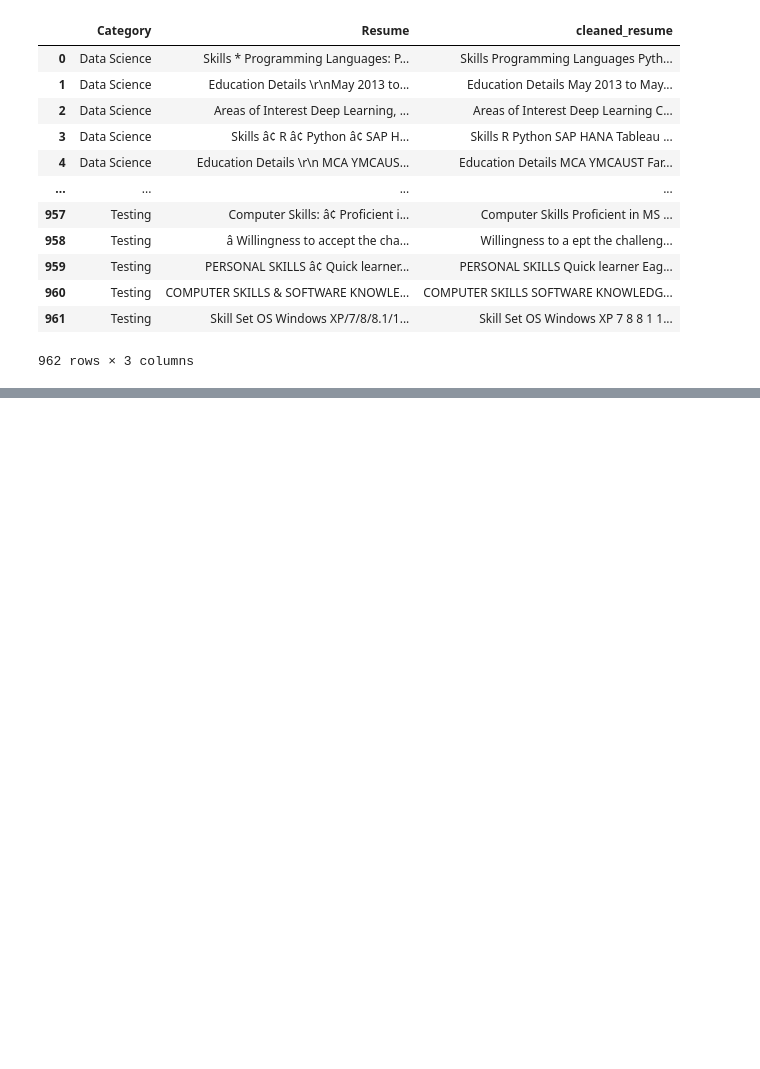
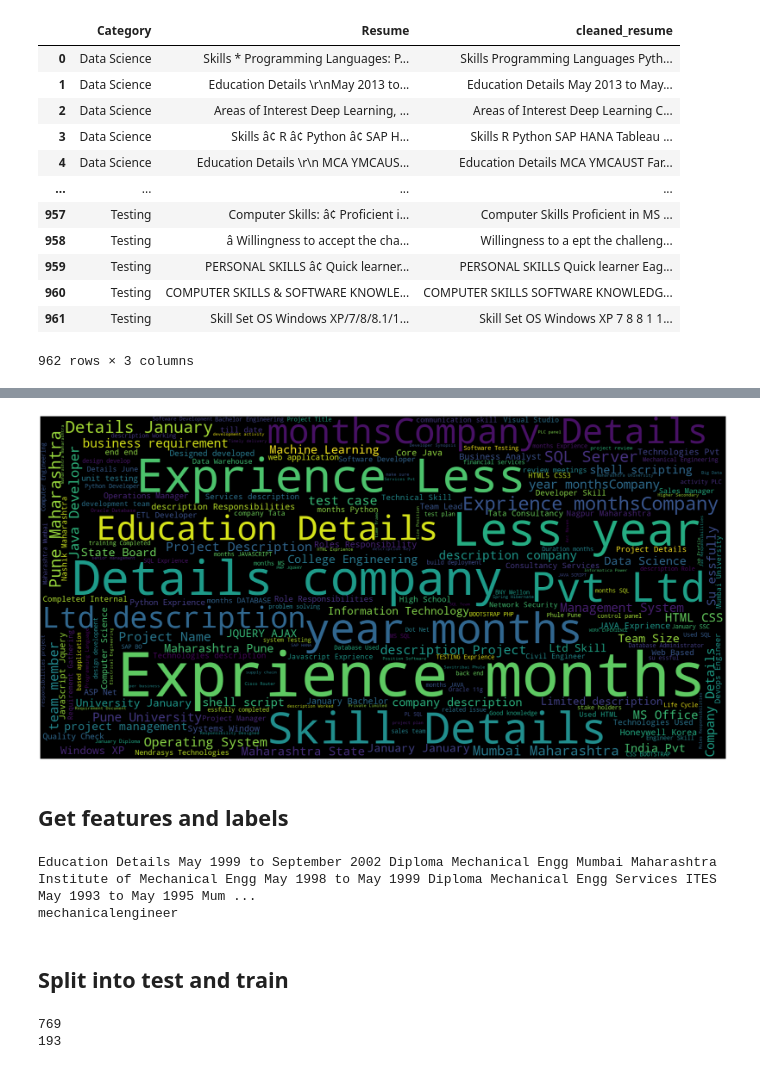
Before and after one commit to AmrutaKoshe/Resume-Screening, a Jupyter notebook: Resume_Screening.ipynb, the cells around one changed output, grey strips where cells are left out. Cells and saved outputs as stored; diff of their text form; code cells hidden in the pictures; blank space fills up the shorter version.

```diff
--- a/Resume_Screening.ipynb
+++ b/Resume_Screening.ipynb
@@ -104,0 +126,23 @@ resume
+# %%
+import nltk
+nltk.download('stopwords')
+nltk.download('punkt')
+from nltk.corpus import stopwords
+import string
+from wordcloud import WordCloud
+
+oneSetOfStopWords = set(stopwords.words('english')+['``',"''"])
+totalWords =[]
+Sentences = resume['cleaned_resume'].values
+cleanedSentences = ""
+for i in range(len(resume)):
+    cleanedText = cleanResume(Sentences[i])
+    cleanedSentences += cleanedText
+    requiredWords = nltk.word_tokenize(cleanedText)
+    for word in requiredWords:
+        if word not in oneSetOfStopWords and word not in string.punctuation:
+            totalWords.append(word)
+
+wordfreqdist = nltk.FreqDist(totalWords)
+mostcommon = wordfreqdist.most_common(50)
+print(mostcommon)
@@ -104,0 +155,57 @@ resume
+# %%
+#Initializing WordCloud using frequencies of tags.
+wordcloud = WordCloud(    background_color='black',
+                          width=1600,
+                          height=800,
+                    ).generate(cleanedSentences)
+
+fig = plt.figure(figsize=(30,20))
+plt.imshow(wordcloud)
+plt.axis('off')
+plt.tight_layout(pad=0)
+fig.savefig("tag.png")
+plt.show()
+# %% [output]
+[figure, added]
+# %% [markdown]
+## Get features and labels
+# %%
+from sklearn.utils import shuffle
+
+
+# Get features and labels from data and shuffle
+features = resume['cleaned_resume'].values
+original_labels = resume['Category'].values
+labels = original_labels[:]
+
+for i in range(len(resume)):
+  labels[i] = str(labels[i].lower())  # convert to lowercase
+  labels[i] = labels[i].replace(" ", "")  # use hyphens to convert multi-token labels into single tokens
+
+features, labels = shuffle(features, labels)
+
+# Print example feature and label
+print(features[0])
+print(labels[0])
+# %% [output]
+Education Details May 1999 to September 2002 Diploma Mechanical Engg Mumbai Maharashtra Institute of Mechanical Engg May 1998 to May 1999 Diploma Mechanical Engg Services ITES May 1993 to May 1995 Mum ...
+mechanicalengineer
+# %% [markdown]
+## Split into test and train
+# %%
+# Split for train and test
+train_split = 0.8
+train_size = int(train_split * len(resume))
+
+train_features = features[:train_size]
+train_labels = labels[:train_size]
+
+test_features = features[train_size:]
+test_labels = labels[train_size:]
+
+# Print size of each split
+print(len(train_labels))
+print(len(test_labels))
+# %% [output]
+769
+193
```
Also changed, not shown: parts of 21 cells of this notebook.
